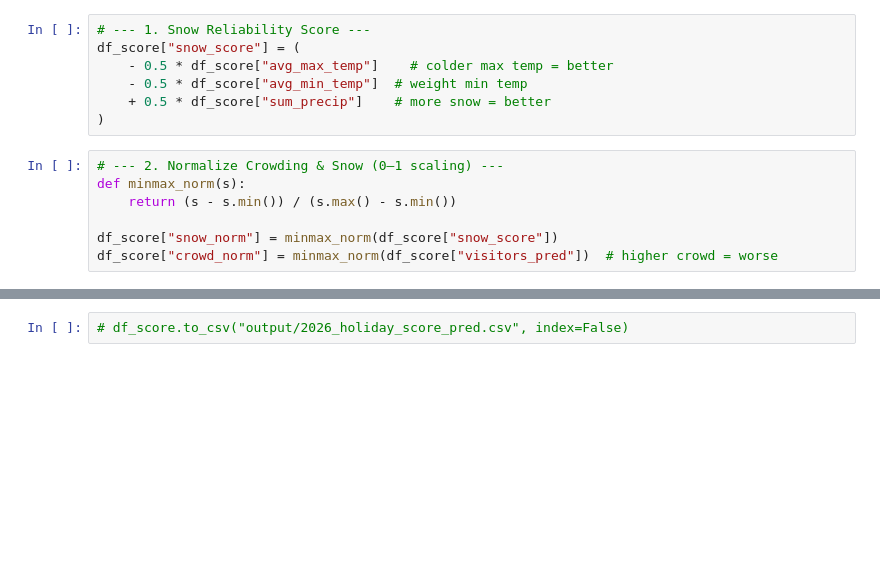
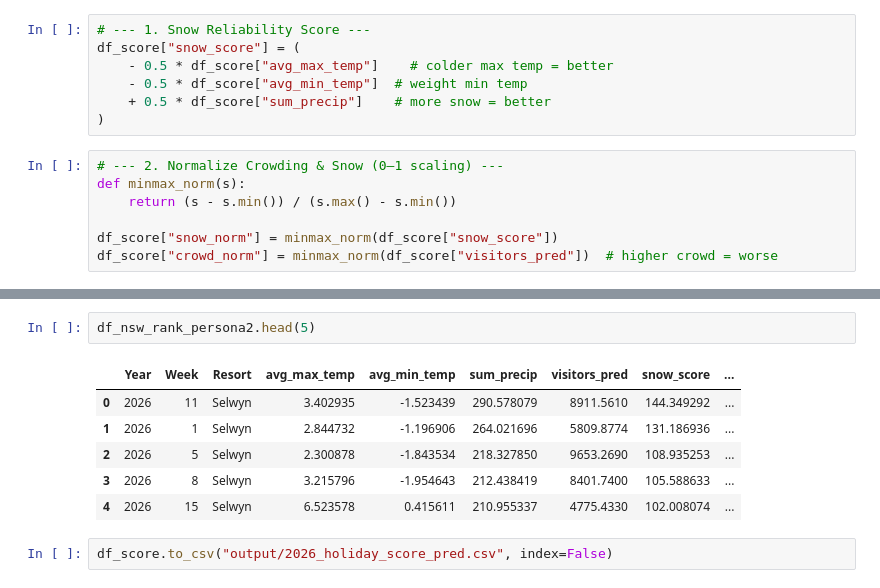
Before and after one commit to bsri0004/R2B2, a Jupyter notebook: predictive/holiday-score.ipynb, the cells around one changed output, grey strips where cells are left out. Cells and saved outputs as stored; diff of their text form; blank space fills up the shorter version.

```diff
--- a/predictive/holiday-score.ipynb
+++ b/predictive/holiday-score.ipynb
@@ -120,2 +127,11 @@ df_score.head(20)
+# %%
+df_nsw_rank_persona2.head(5)
+# %% [output]
+|  | Year | Week | Resort | avg_max_temp | avg_min_temp | sum_precip | visitors_pred | snow_score | ... |
+| 0 | 2026 | 11 | Selwyn | 3.402935 | -1.523439 | 290.578079 | 8911.5610 | 144.349292 | ... |
+| 1 | 2026 | 1 | Selwyn | 2.844732 | -1.196906 | 264.021696 | 5809.8774 | 131.186936 | ... |
+| 2 | 2026 | 5 | Selwyn | 2.300878 | -1.843534 | 218.327850 | 9653.2690 | 108.935253 | ... |
+| 3 | 2026 | 8 | Selwyn | 3.215796 | -1.954643 | 212.438419 | 8401.7400 | 105.588633 | ... |
+| 4 | 2026 | 15 | Selwyn | 6.523578 | 0.415611 | 210.955337 | 4775.4330 | 102.008074 | ... |
 # %%
-# df_score.to_csv("output/2026_holiday_score_pred.csv", index=False)
+df_score.to_csv("output/2026_holiday_score_pred.csv", index=False)
```
Also changed, not shown: parts of 10 cells of this notebook, 1 other file.
